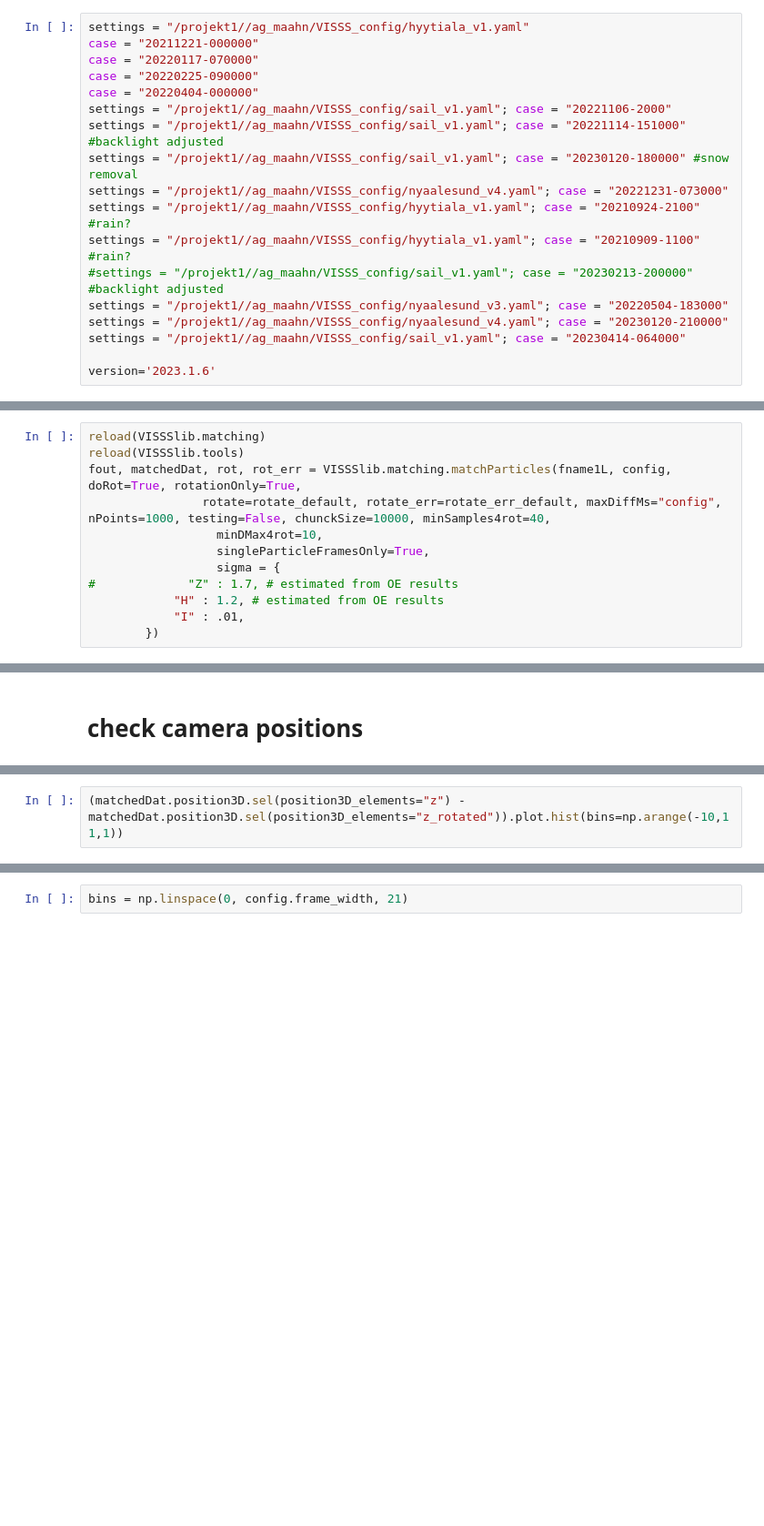
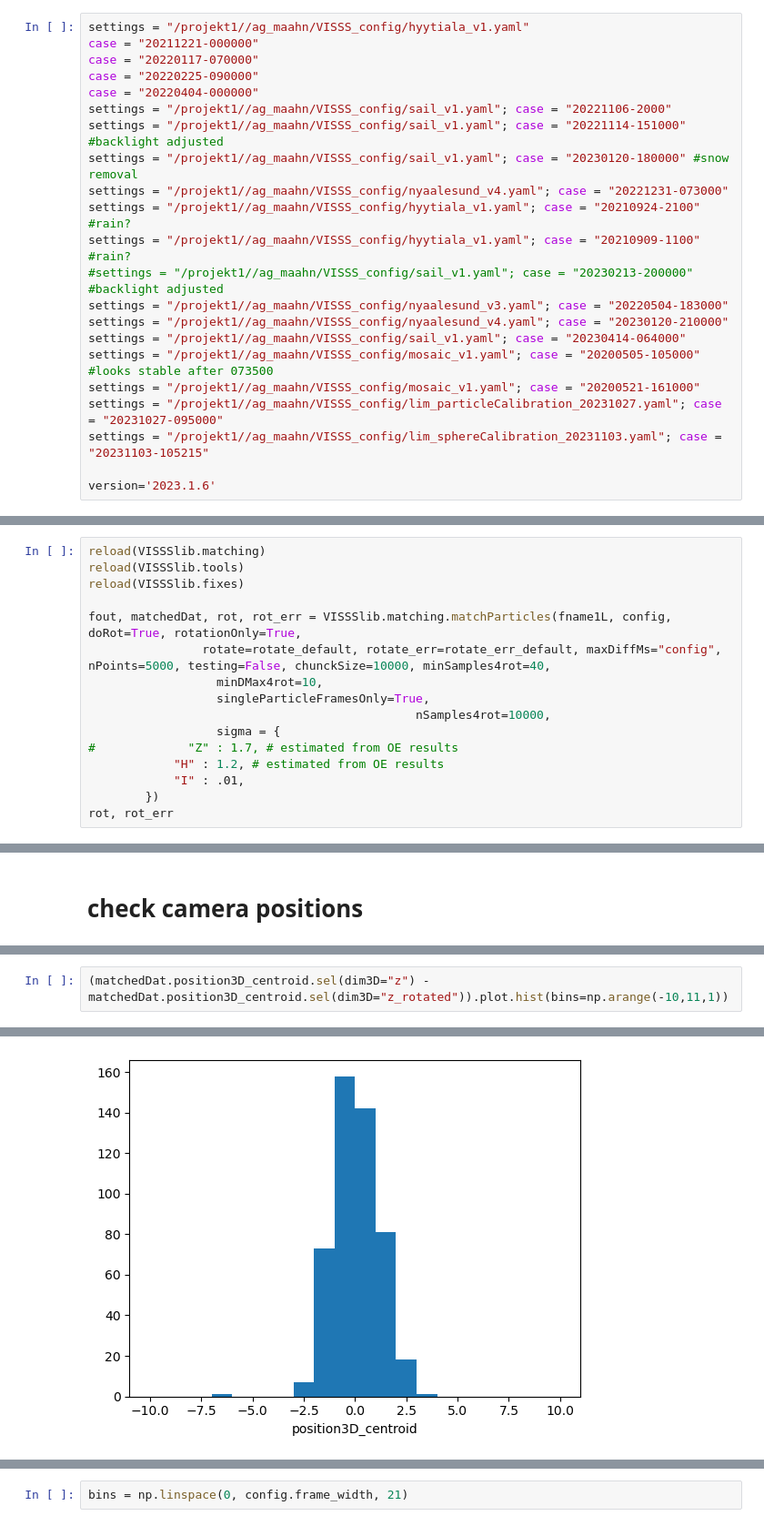
Before and after one commit to snilsn/VISSSlib, a Jupyter notebook: notebooks/match_estimate_rotation.ipynb, the cells around one changed output, grey strips where cells are left out. Shown at 91% size. Drawn from its saved outputs; the diff is of its cells as text; blank space fills up the shorter version.

```diff
--- a/notebooks/match_estimate_rotation.ipynb
+++ b/notebooks/match_estimate_rotation.ipynb
@@ -20,6 +20,10 @@ settings = "/projekt1//ag_maahn/VISSS_config/hyytiala_v1.yaml"; case = "20210909
 settings = "/projekt1//ag_maahn/VISSS_config/nyaalesund_v3.yaml"; case = "20220504-183000"
 settings = "/projekt1//ag_maahn/VISSS_config/nyaalesund_v4.yaml"; case = "20230120-210000"
 settings = "/projekt1//ag_maahn/VISSS_config/sail_v1.yaml"; case = "20230414-064000"
+settings = "/projekt1//ag_maahn/VISSS_config/mosaic_v1.yaml"; case = "20200505-105000" #looks stable after 073500
+settings = "/projekt1//ag_maahn/VISSS_config/mosaic_v1.yaml"; case = "20200521-161000"
+settings = "/projekt1//ag_maahn/VISSS_config/lim_particleCalibration_20231027.yaml"; case = "20231027-095000"
+settings = "/projekt1//ag_maahn/VISSS_config/lim_sphereCalibration_20231103.yaml"; case = "20231103-105215"
 
 version='2023.1.6'
 # %%
@@ -65,13 +70,17 @@ do not choose a case where more than one particle is seen at the sma etime - fil
 # %%
 reload(VISSSlib.matching)
 reload(VISSSlib.tools)
+reload(VISSSlib.fixes)
+
 fout, matchedDat, rot, rot_err = VISSSlib.matching.matchParticles(fname1L, config, doRot=True, rotationOnly=True,
-                rotate=rotate_default, rotate_err=rotate_err_default, maxDiffMs="config", nPoints=1000, testing=False, chunckSize=10000, minSamples4rot=40,
+                rotate=rotate_default, rotate_err=rotate_err_default, maxDiffMs="config", nPoints=5000, testing=False, chunckSize=10000, minSamples4rot=40,
                   minDMax4rot=10,
                   singleParticleFramesOnly=True,
+                                              nSamples4rot=10000,
                   sigma = {
 #             "Z" : 1.7, # estimated from OE results
             "H" : 1.2, # estimated from OE results
             "I" : .01,
         })
+rot, rot_err
 # %% [output]
@@ -243,2 +270,3 @@ array([1., 1.])
 # %%
-(matchedDat.position3D.sel(position3D_elements="z") - matchedDat.position3D.sel(position3D_elements="z_rotated")).plot.hist(bins=np.arange(-10,11,1))
+(matchedDat.position3D_centroid.sel(dim3D="z") - matchedDat.position3D_centroid.sel(dim3D="z_rotated")).plot.hist(bins=np.arange(-10,11,1))
+# %% [output]
@@ -245 +278,2 @@ array([1., 1.])
+[figure, added]
 # %%
```
Also changed, not shown: parts of 61 cells of this notebook, 11 other files.
